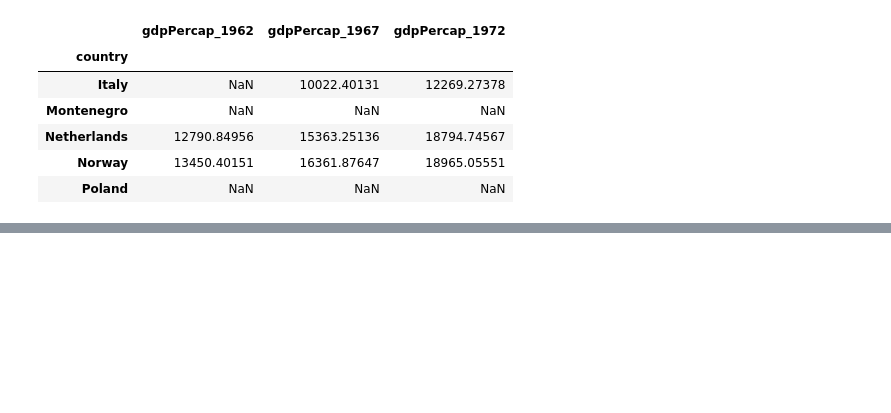
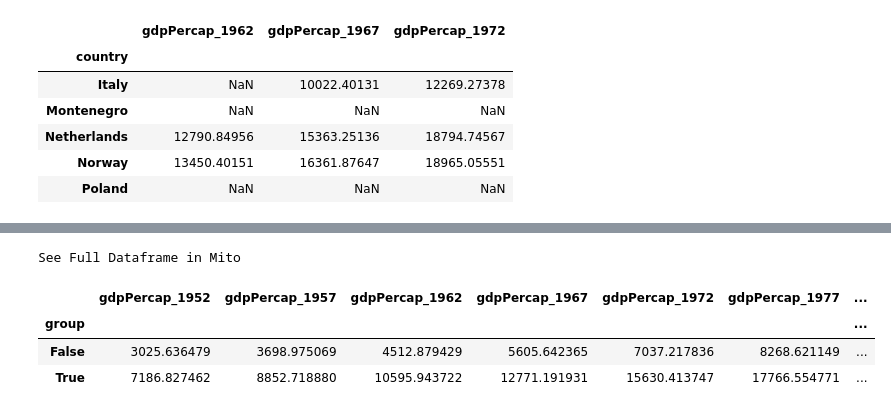
Before and after one commit to paulmaxus/gapminder-08-03-23, a Jupyter notebook: dataframes.ipynb, the cells around one changed output, grey strips where cells are left out. Drawn from its saved outputs; the diff is of its cells as text; code cells hidden in the pictures; blank space fills up the shorter version.

```diff
--- a/dataframes.ipynb
+++ b/dataframes.ipynb
@@ -100,0 +118,8 @@ data['group'] = data['gdpPercap_1972'] > 10000
+# %%
+data.groupby('group').mean()
+# %% [output]
+See Full Dataframe in Mito
+|  | gdpPercap_1952 | gdpPercap_1957 | gdpPercap_1962 | gdpPercap_1967 | gdpPercap_1972 | gdpPercap_1977 | ... |
+| group |  |  |  |  |  |  | ... |
+| False | 3025.636479 | 3698.975069 | 4512.879429 | 5605.642365 | 7037.217836 | 8268.621149 | ... |
+| True | 7186.827462 | 8852.718880 | 10595.943722 | 12771.191931 | 15630.413747 | 17766.554771 | ... |
```
Also changed, not shown: parts of 1 cell of this notebook.
